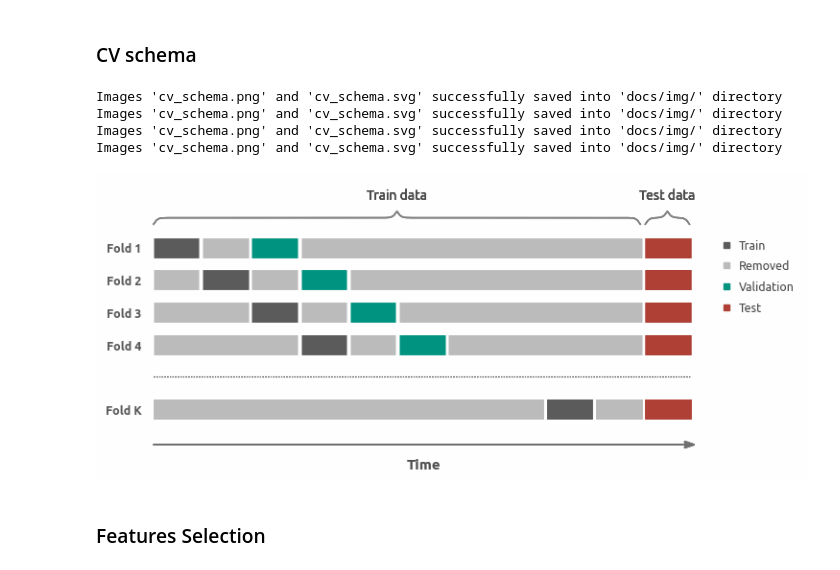
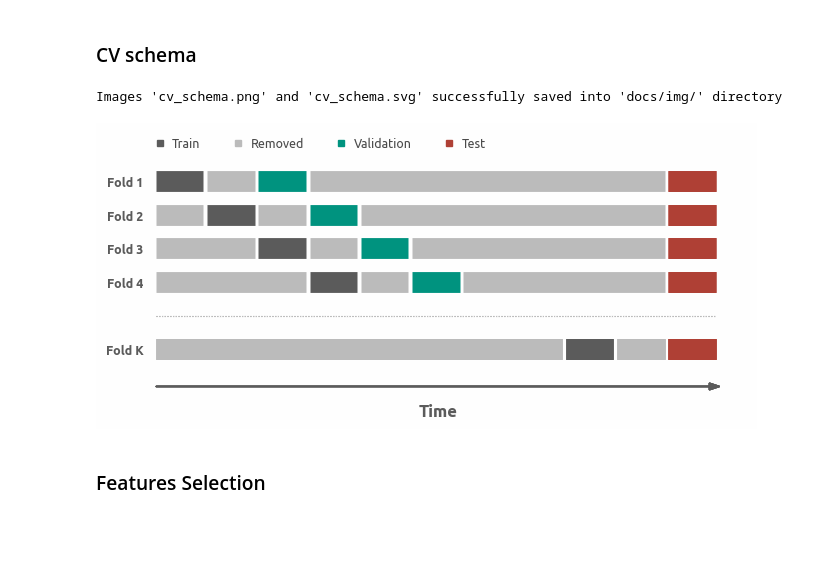
Before and after one commit to a-chasovsky/credit-card-fraud-detection, a Jupyter notebook: 2-models-evaluation.ipynb, the cells around one changed output. Drawn from its saved outputs; the diff is of its cells as text; code cells hidden in the pictures; blank space fills up the shorter version.

```diff
--- a/2-models-evaluation.ipynb
+++ b/2-models-evaluation.ipynb
@@ -106,7 +106,7 @@ for i in arange(1, 5):
         [3, 3],
         lw=0.75,
         ls=':',
-        color=palette[-1])
+        color='#BBBBBB')
 
     plt.plot(
         [1, 9-delta],
@@ -138,47 +138,41 @@ for i in arange(1, 5):
 
     ax.spines['left'].set_position((('outward'), -15))
     ax.spines['bottom'].set_bounds(1, 12)
     ax.spines['bottom'].set_visible(False)
     ax.spines['left'].set_visible(False)
 
     xmin, xmax = ax.get_xlim()
     ymin, ymax = ax.get_ylim()
 
-    ax.arrow(1, 0.9, 11, 0, fc=palette[-3], ec=palette[-3], lw=1,
-             head_width=0.2, head_length=0.2, overhang=0.1,
+    ax.arrow(1, 0.9, 11, 0, fc=color_train, ec=color_train, lw=1,
+             head_width=0.2, head_length=0.2, overhang=0,
              length_includes_head=True, clip_on = False)
 
-    ax.set_xlabel('Time', loc='center', size=11, labelpad=12)
+    ax.set_xlabel(
+        'Time', loc='center', color=color_train, weight='bold', size=12, labelpad=-10)
     ax.tick_params(axis='x', bottom=False, labelbottom=False)
-    ax.set_ylim(1, 9)
+    ax.set_ylim(0, 8)
     ax.set_yticks(
         ticks=arange(1, 8),
         labels=['', 'Fold K', '', 'Fold 4', 'Fold 3', 'Fold 2', 'Fold 1'],
         size=9, weight='bold', color=color_train)
 
     ax.grid(False)
 
     ax.legend(
         **legend_create_handles(
             n=4,
             kind='square',
             labels=['Train', 'Removed', 'Validation', 'Test'],
             colors=[color_train, color_removed, color_ev, color_test],
             alpha=1, markersize=5),
-        # **legend_inline(bbox_to_anchor=(0.035, 1))
-        **legend_mid(bbox_to_anchor=(0.97, 0.825), labelspacing=0.75),
+        **legend_inline(bbox_to_anchor=(0.013, 0.95)),
         fontsize=9)
 
-    draw_brace(ax, (1, 10.9), 7.6, 'Train data')
-    draw_brace(ax, (11, 11.9), 7.6, 'Test data')
-
-    savefig('cv_schema', dir='docs/img/')
+savefig('cv_schema', dir='docs/img/')
 # %% [output]
 Images 'cv_schema.png' and 'cv_schema.svg' successfully saved into 'docs/img/' directory
-Images 'cv_schema.png' and 'cv_schema.svg' successfully saved into 'docs/img/' directory
-Images 'cv_schema.png' and 'cv_schema.svg' successfully saved into 'docs/img/' directory
-Images 'cv_schema.png' and 'cv_schema.svg' successfully saved into 'docs/img/' directory
-[figure, old version]
+[figure, new version]
 # %% [markdown]
 ### Features Selection
 # %%
```
Also changed, not shown: 2 other files.
